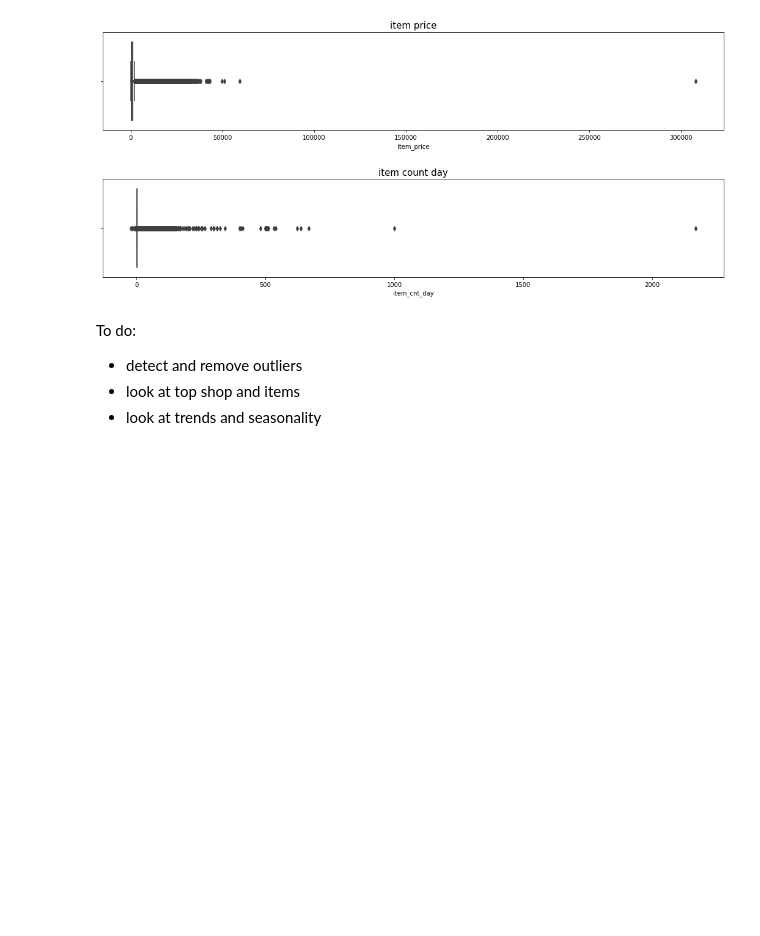
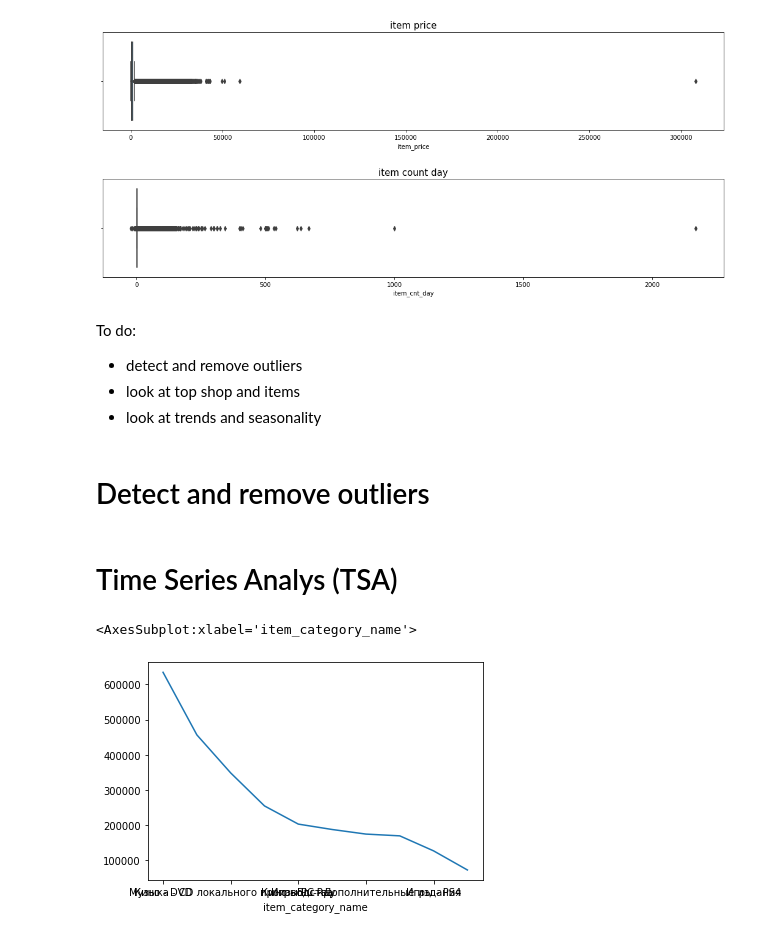
Before and after one commit to ThomasLeMontagner/Predict_Future_Sales, a Jupyter notebook: predict-future-sales.ipynb, the cells around one changed output. Cells and saved outputs as stored; diff of their text form; code cells hidden in the pictures; blank space fills up the shorter version.

Commit message:
Kaggle Notebook | Predict_Future_Sales | Version 5

```diff
--- a/predict-future-sales.ipynb
+++ b/predict-future-sales.ipynb
@@ -267,3 +268,12 @@ To do:
 * detect and remove outliers
 * look at top shop and items
 * look at trends and seasonality
+# %% [markdown]
+# Detect and remove outliers
+# %% [markdown]
+# Time Series Analys (TSA)
+# %%
+sales_train_merged.groupby('item_category_name')['item_cnt_day'].sum().sort_values(ascending=False)[0:10].plot()
+# %% [output]
+<AxesSubplot:xlabel='item_category_name'>
+[figure, added]
```
Also changed, not shown: parts of 2 cells of this notebook.
